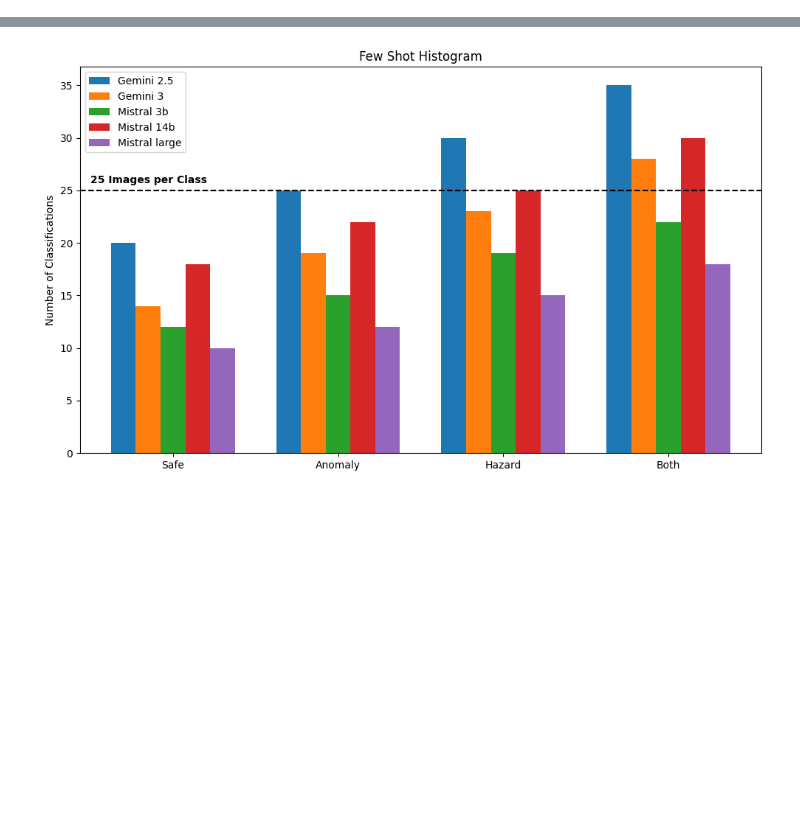
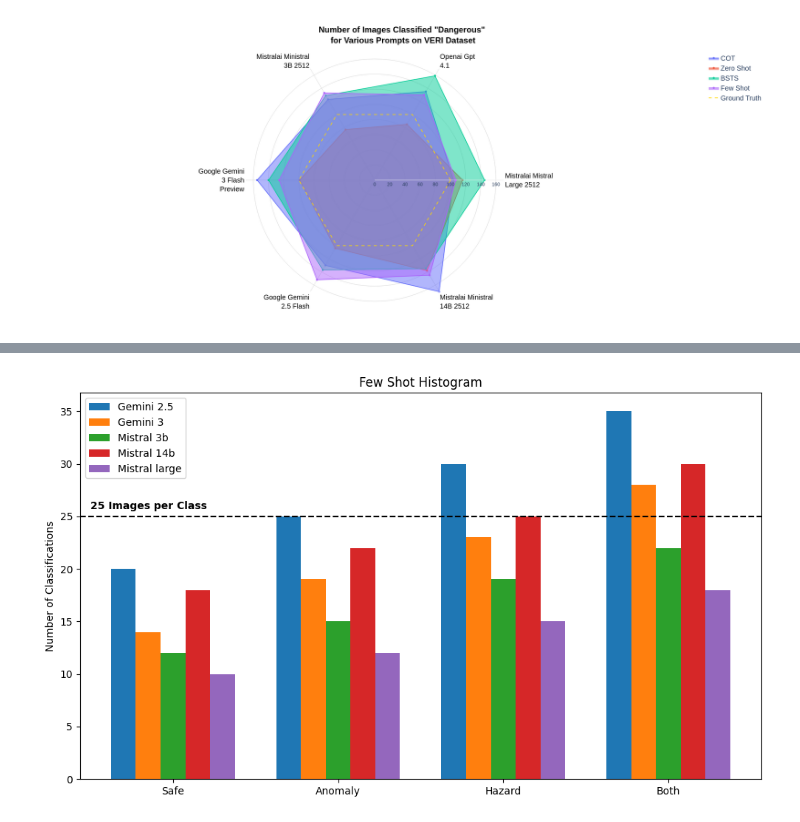
Before and after one commit to indukurimkv/IRAL-LLM-Visual-Context-Understanding, a Jupyter notebook: data-analysis.ipynb, the cells around one changed output, grey strips where cells are left out. Cells and saved outputs as stored; diff of their text form; code cells hidden in the pictures; blank space fills up the shorter version.

```diff
--- a/data-analysis.ipynb
+++ b/data-analysis.ipynb
@@ -22,0 +402,63 @@ print(f"F1 Score:  {f1:.2f}")
+# %%
+## Dangerous Plot
+
+# pio.renderers.default = "notebook_connected" # Or "colab" if using Google Colab
+fig = go.Figure()
+
+
+# Make the Plot
+for prompt, label in zip(prompt_types, ["COT", "Zero Shot", "BSTS", "Few Shot"]):
+    fig.add_trace(go.Scatterpolar(
+      r=close_loop(list(danger_counts[prompt].values())),
+      theta=close_loop([format_label(" ".join(i.split("-")[:4]).title().replace("_", " "), 2) for i in danger_counts[prompt].keys()]),
+      fill='toself',
+      name=label
+    ))
+
+# Target
+fig.add_trace(go.Scatterpolar(
+    r=[100] * len(fig.data[0].theta), # Creates a list of 4s the same length as theta
+    theta=fig.data[0].theta,        # Copies the categories exactly
+    mode='lines',
+    line=dict(color='gold', dash='dash'),
+    name='Ground Truth'
+))
+
+fig.update_layout(
+    polar=dict(
+        radialaxis=dict(
+            visible=True,
+            range=[0, max([j for i in danger_counts.values() for j in i.values()])],
+            gridcolor="lightgrey",
+            tickfont=dict(size=14)
+        ),
+        angularaxis=dict(
+            gridcolor="lightgrey",
+            tickfont=dict(size=20, color="black")
+        ),
+        bgcolor="white" # Clean background
+    ),
+    width=1200,
+    height=900,
+    title={
+        'text': "<b>Number of Images Classified \"Dangerous\" <br>for Various Prompts on VERI Dataset</br>", # Bold HTML tag
+        'y': 0.95,           # Vertical position (0 to 1)
+        'x': 0.5,            # Horizontal position (0.5 is centered)
+        'xanchor': 'center', # Anchor point
+        'yanchor': 'top',
+        'font': dict(
+            family="Arial, sans-serif",
+            size=24,
+            color="black"
+        )
+    },
+    margin=dict(l=50, r=50, b=50, t=100), # Tighten whitespace
+    showlegend=True,
+    paper_bgcolor="white",
+    font=dict(family="Arial", size=20) # Standard publication font
+)
+
+
+# fig.show()
+# %% [output]
+[figure, added]
```
Also changed, not shown: parts of 18 cells of this notebook, 4 other files.
